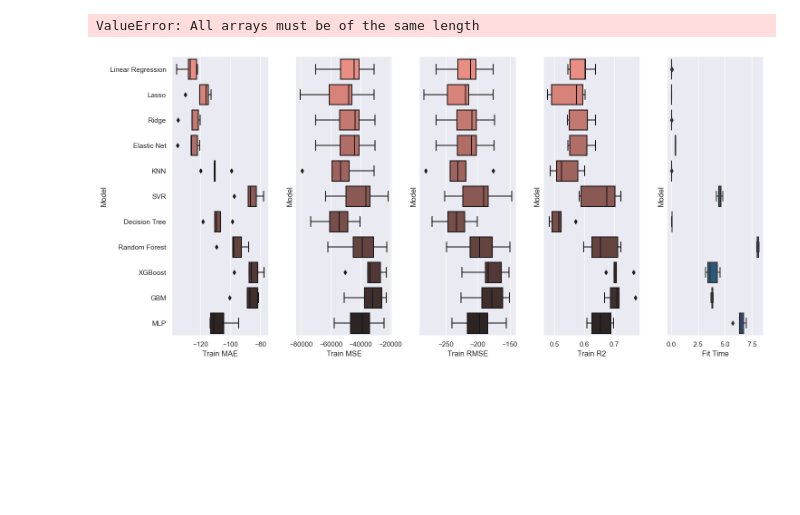
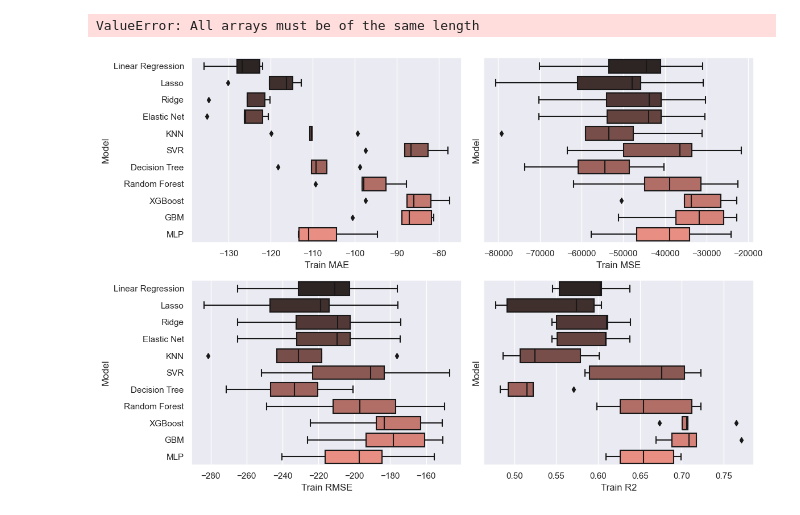
Before and after one commit to domnasrabadi/Airbnb-Sydney-Paper, a Jupyter notebook: models/final_models_eval.ipynb, the cells around one changed output. Saved outputs shown, nothing was run; the diff lists cells and outputs as text; code cells hidden in the pictures; blank space fills up the shorter version.

Commit message:
updated boxplot for cv score

```diff
--- a/models/final_models_eval.ipynb
+++ b/models/final_models_eval.ipynb
@@ -352,16 +352,16 @@ single_cv_df = pd.DataFrame({
     'Fit Time':fit_time
 })
 # %%
-fig, axes = plt.subplots(1, 5, figsize=(15, 7), sharey=True)
+fig, axes = plt.subplots(2, 2, figsize=(12, 8), sharey=True)
 axes = axes.flatten()
 
-sns.boxplot(data=single_cv_df, y = 'Model', x = 'Train MAE', palette= 'dark:salmon_r', dodge=False, ax=axes[0])
-sns.boxplot(data=single_cv_df, y = 'Model', x = 'Train MSE', palette= 'dark:salmon_r', dodge=False, ax=axes[1])
-sns.boxplot(data=single_cv_df, y = 'Model', x = 'Train RMSE', palette= 'dark:salmon_r', dodge=False, ax=axes[2])
-sns.boxplot(data=single_cv_df, y = 'Model', x = 'Train R2', palette= 'dark:salmon_r', dodge=False, ax=axes[3])
-sns.boxplot(data=single_cv_df, y = 'Model', x = 'Fit Time', palette= 'crest', dodge=False, ax=axes[4])
+sns.boxplot(data=single_cv_df, y = 'Model', x = 'Train MAE', palette= 'dark:salmon', dodge=False, ax=axes[0])
+sns.boxplot(data=single_cv_df, y = 'Model', x = 'Train MSE', palette= 'dark:salmon', dodge=False, ax=axes[1])
+sns.boxplot(data=single_cv_df, y = 'Model', x = 'Train RMSE', palette= 'dark:salmon', dodge=False, ax=axes[2])
+sns.boxplot(data=single_cv_df, y = 'Model', x = 'Train R2', palette= 'dark:salmon', dodge=False, ax=axes[3])
+#sns.boxplot(data=single_cv_df, y = 'Model', x = 'Fit Time', palette= 'crest', dodge=False, ax=axes[5])
 
 fig.tight_layout()
 plt.show()
 # %% [output]
-[figure, old version]
+[figure, new version]
```
